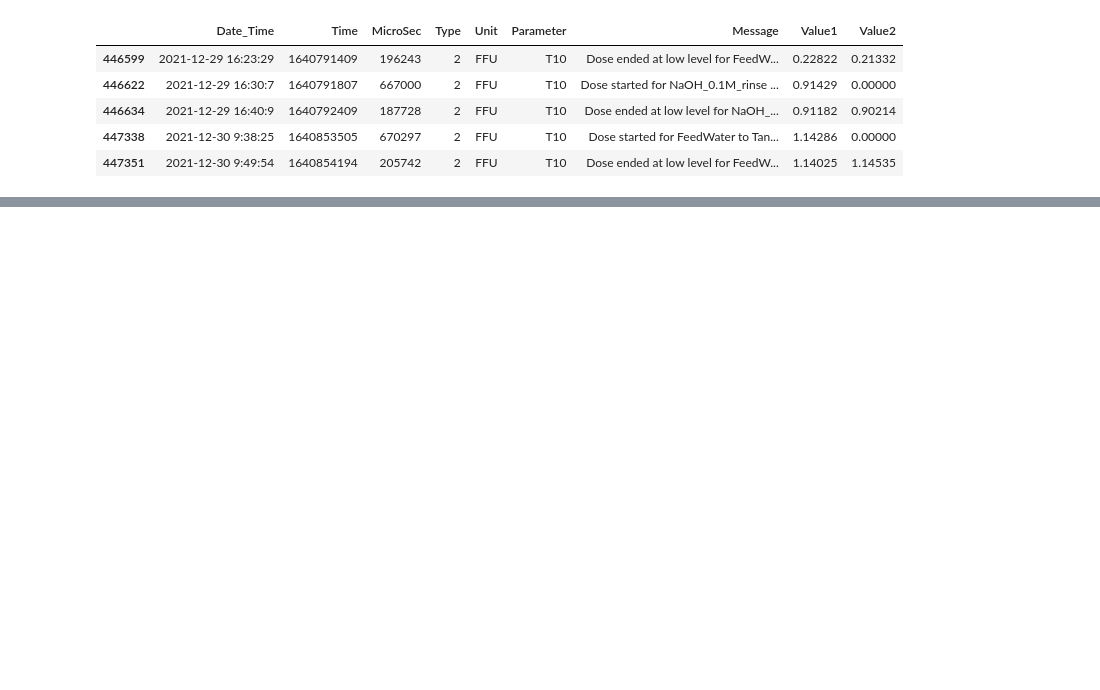
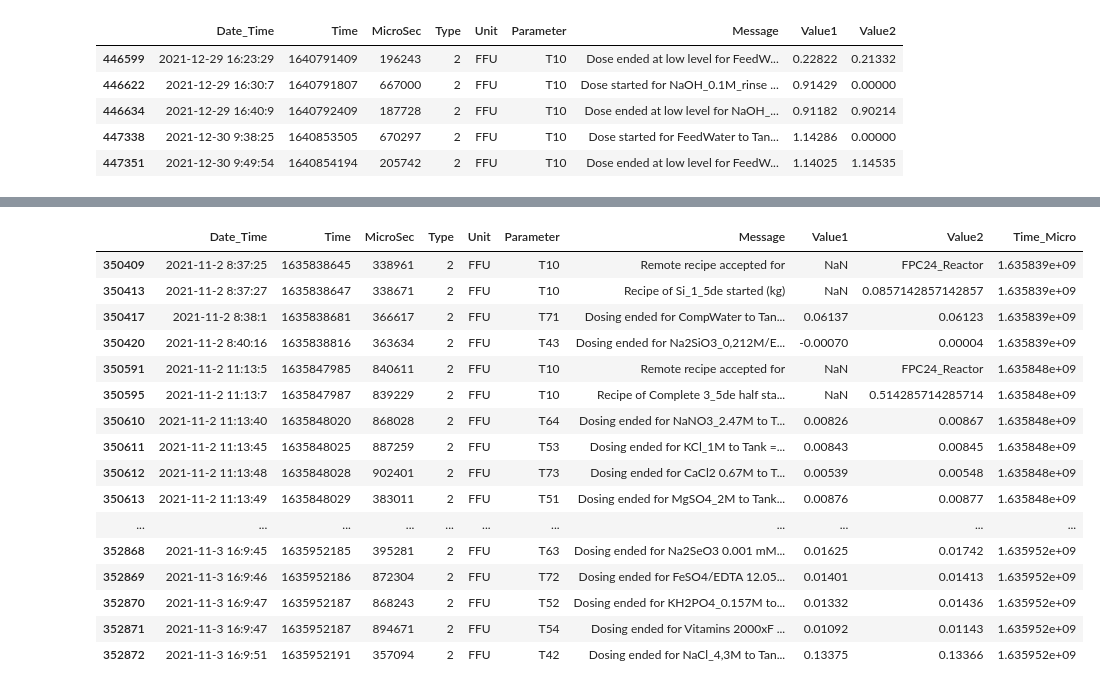
Before and after one commit to janakishyama/ESR_10, a Jupyter notebook: WP1/data_cleaning_DBexport/_4_feed_Nutrient/3_feedData_Dosing.ipynb, the cells around one changed output, grey strips where cells are left out. Saved outputs shown, nothing was run; the diff lists cells and outputs as text; code cells hidden in the pictures; blank space fills up the shorter version.

```diff
--- a/WP1/data_cleaning_DBexport/_4_feed_Nutrient/3_feedData_Dosing.ipynb
+++ b/WP1/data_cleaning_DBexport/_4_feed_Nutrient/3_feedData_Dosing.ipynb
@@ -113,0 +169,5 @@ tmp1.head(60)
+# %%
+time_fedd = feed_tmp3['Time_micro'].to_list()
+# %%
+it = iter(time_fedd)
+time_tuples = [*zip(it, it)]  # list(zip(it, it))
@@ -113,0 +194,8 @@ tmp1.head(60)
+# %%
+appended_feed_data = []
+for item in time_tuples:
+    data = log_rawDF.query('(Time_Micro >= @item[0] and Time_Micro < @item[1]) and Unit =="FFU" and Type == 2')
+    # store DataFrame in list
+    appended_feed_data.append(data)
+# see pd.concat documentation for more info
+appended_feed_data = pd.concat(appended_feed_data)
@@ -113,0 +216,24 @@ tmp1.head(60)
+# %%
+recipe_tmp2 = appended_feed_data[appended_feed_data['Parameter'].str.startswith('T')]
+searchfor = ['recipe', 'ended', 'FPC24', 'Recipe']
+recipe_tmp3 = recipe_tmp2[recipe_tmp2['Message'].str.contains('|'.join(searchfor))]
+# %%
+recipe_tmp3.head(60)
+# %% [output]
+|  | Date_Time | Time | MicroSec | Type | Unit | Parameter | Message | Value1 | Value2 | Time_Micro |
+| 350409 | 2021-11-2 8:37:25 | 1635838645 | 338961 | 2 | FFU | T10 | Remote recipe accepted for | NaN | FPC24_Reactor | 1.635839e+09 |
+| 350413 | 2021-11-2 8:37:27 | 1635838647 | 338671 | 2 | FFU | T10 | Recipe of Si_1_5de started (kg) | NaN | 0.0857142857142857 | 1.635839e+09 |
+| 350417 | 2021-11-2 8:38:1 | 1635838681 | 366617 | 2 | FFU | T71 | Dosing ended for CompWater to Tan... | 0.06137 | 0.06123 | 1.635839e+09 |
+| 350420 | 2021-11-2 8:40:16 | 1635838816 | 363634 | 2 | FFU | T43 | Dosing ended for Na2SiO3_0,212M/E... | -0.00070 | 0.00004 | 1.635839e+09 |
+| 350591 | 2021-11-2 11:13:5 | 1635847985 | 840611 | 2 | FFU | T10 | Remote recipe accepted for | NaN | FPC24_Reactor | 1.635848e+09 |
+| 350595 | 2021-11-2 11:13:7 | 1635847987 | 839229 | 2 | FFU | T10 | Recipe of Complete 3_5de half sta... | NaN | 0.514285714285714 | 1.635848e+09 |
+| 350610 | 2021-11-2 11:13:40 | 1635848020 | 868028 | 2 | FFU | T64 | Dosing ended for NaNO3_2.47M to T... | 0.00826 | 0.00867 | 1.635848e+09 |
+| 350611 | 2021-11-2 11:13:45 | 1635848025 | 887259 | 2 | FFU | T53 | Dosing ended for KCl_1M to Tank =... | 0.00843 | 0.00845 | 1.635848e+09 |
+| 350612 | 2021-11-2 11:13:48 | 1635848028 | 902401 | 2 | FFU | T73 | Dosing ended for CaCl2 0.67M to T... | 0.00539 | 0.00548 | 1.635848e+09 |
+| 350613 | 2021-11-2 11:13:49 | 1635848029 | 383011 | 2 | FFU | T51 | Dosing ended for MgSO4_2M to Tank... | 0.00876 | 0.00877 | 1.635848e+09 |
+| ... | ... | ... | ... | ... | ... | ... | ... | ... | ... | ... |
+| 352868 | 2021-11-3 16:9:45 | 1635952185 | 395281 | 2 | FFU | T63 | Dosing ended for Na2SeO3 0.001 mM... | 0.01625 | 0.01742 | 1.635952e+09 |
+| 352869 | 2021-11-3 16:9:46 | 1635952186 | 872304 | 2 | FFU | T72 | Dosing ended for FeSO4/EDTA 12.05... | 0.01401 | 0.01413 | 1.635952e+09 |
+| 352870 | 2021-11-3 16:9:47 | 1635952187 | 868243 | 2 | FFU | T52 | Dosing ended for KH2PO4_0.157M to... | 0.01332 | 0.01436 | 1.635952e+09 |
+| 352871 | 2021-11-3 16:9:47 | 1635952187 | 894671 | 2 | FFU | T54 | Dosing ended for Vitamins 2000xF ... | 0.01092 | 0.01143 | 1.635952e+09 |
+| 352872 | 2021-11-3 16:9:51 | 1635952191 | 357094 | 2 | FFU | T42 | Dosing ended for NaCl_4,3M to Tan... | 0.13375 | 0.13366 | 1.635952e+09 |
```
Also changed, not shown: parts of 31 cells of this notebook.
